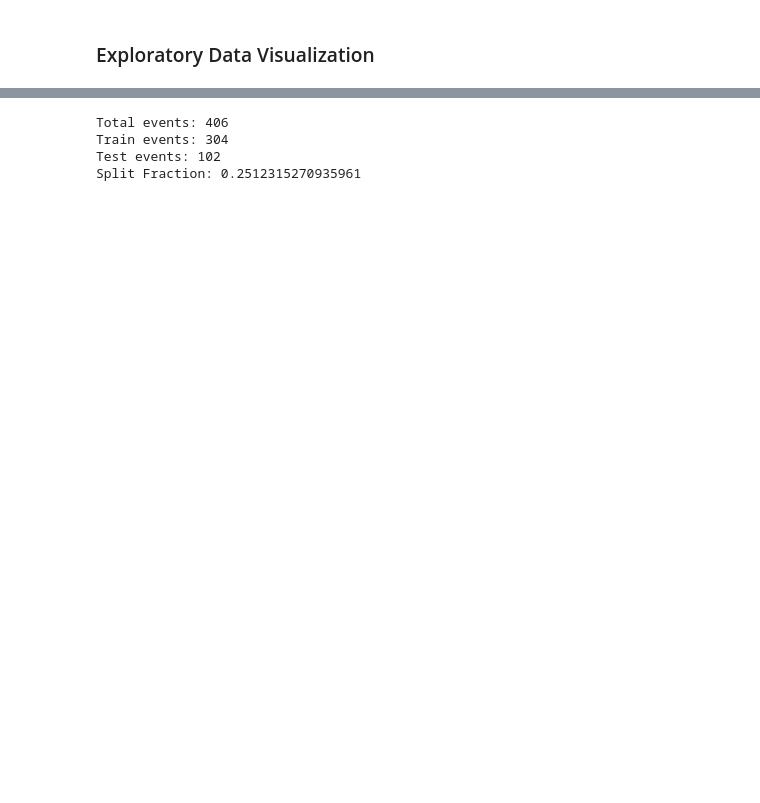
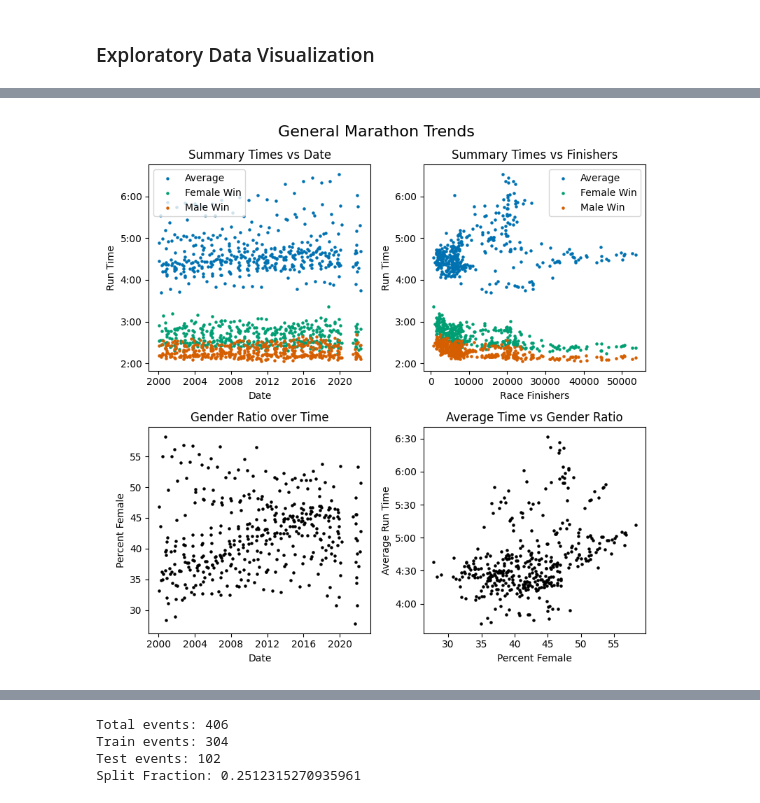
Before and after one commit to michael-p-k/MarathonPredictor, a Jupyter notebook: MarathonPredictor.ipynb, the cells around one changed output, grey strips where cells are left out. Saved outputs shown, nothing was run; the diff lists cells and outputs as text; code cells hidden in the pictures; blank space fills up the shorter version.

```diff
--- a/MarathonPredictor.ipynb
+++ b/MarathonPredictor.ipynb
@@ -113,3 +74,44 @@ fig.tight_layout()
+# %%
+fig, axs = plt.subplots(2,2,figsize=(8,8))
+((ax1,ax2),(ax3,ax4)) = axs
+
+ax1.scatter(full_df['Date'],y_average, s=5, label='Average')
+ax1.scatter(full_df['Date'],y_female, s=5, label='Female Win')
+ax1.scatter(full_df['Date'],y_male, s=5, label='Male Win')
+ax1.set_xlabel('Date')
+ax1.set_ylabel('Run Time')
+ax1.set_title('Summary Times vs Date')
+
+ax2.scatter(full_df['Finishers'],y_average, s=5, label='Average')
+ax2.scatter(full_df['Finishers'],y_female, s=5, label='Female Win')
+ax2.scatter(full_df['Finishers'],y_male, s=5, label='Male Win')
+ax2.set_xlabel('Race Finishers')
+ax2.set_ylabel('Run Time')
+ax2.set_title('Summary Times vs Finishers')
+
+ax3.scatter(full_df['Date'],full_df['Percent Female'], color='k', s=5, label='_none')
+ax3.set_xlabel('Date')
+ax3.set_ylabel('Percent Female')
+ax3.set_title('Gender Ratio over Time')
+
+ax4.scatter(full_df['Percent Female'],y_average, color='k', s=5, label='Average')
+ax4.set_xlabel('Percent Female')
+ax4.set_ylabel('Average Run Time')
+ax4.set_title('Average Time vs Gender Ratio')
+
+# Set tick labels and legends
+for ax in [ax1,ax2]:
+    ax.yaxis.set_major_locator(mticker.MultipleLocator(base=3600))
+    ax.yaxis.set_major_formatter(formatter)
+    ax.legend()
+ax4.yaxis.set_major_locator(mticker.MultipleLocator(base=1800))
+ax4.yaxis.set_major_formatter(formatter)
+
+fig.suptitle('General Marathon Trends', fontsize=16)
+# axs[0,0].xaxis.set_tick_params(rotation=45)
+fig.tight_layout()
+# %% [output]
+[figure, added]
 # %%
 # Plot weather data
 # 'TEMP', 'RELHUM',
```
Also changed, not shown: parts of 15 cells of this notebook.
